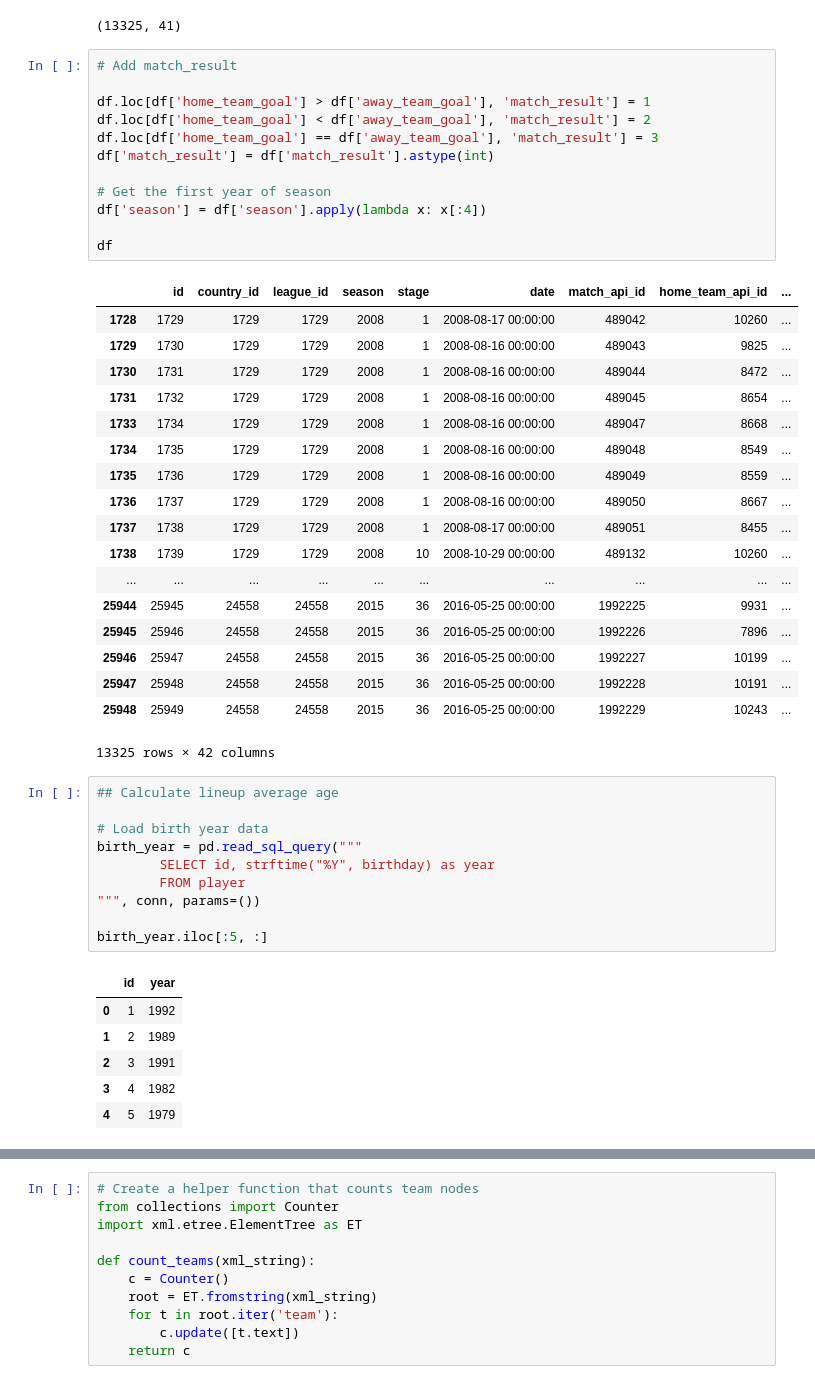
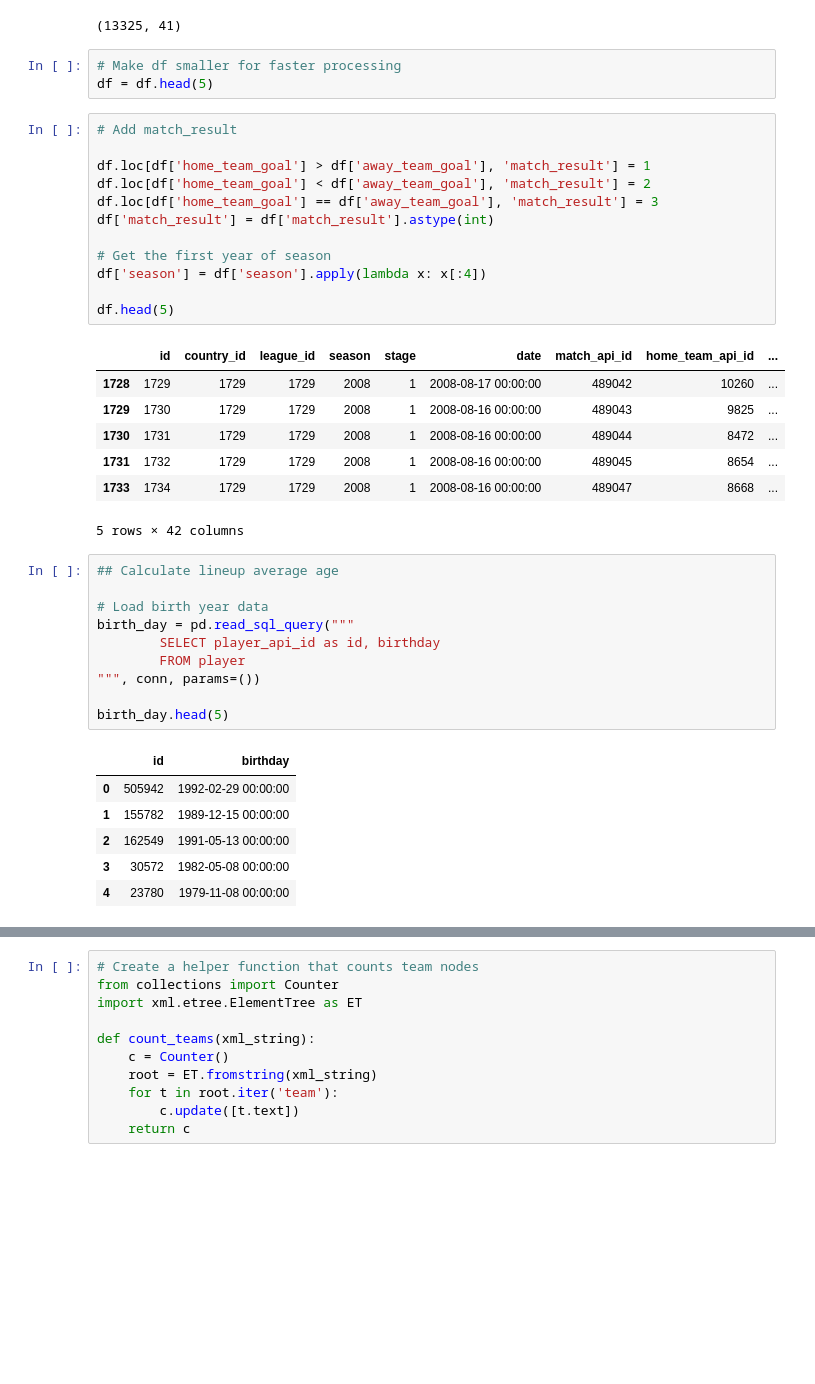
Before and after one commit to amrawadk/football-data-analysis, a Jupyter notebook: build_database.ipynb, the cells around one changed output, grey strips where cells are left out. Saved outputs shown, nothing was run; the diff lists cells and outputs as text; blank space fills up the shorter version.

Commit message:
Added calculating average player ages

```diff
--- a/build_database.ipynb
+++ b/build_database.ipynb
@@ -28,52 +28,44 @@ df.dropna(inplace=True)
 df.shape
 # %% [output]
 (13325, 41)
+# %%
+# Make df smaller for faster processing
+df = df.head(5)
 # %%
 # Add match_result
 
 df.loc[df['home_team_goal'] > df['away_team_goal'], 'match_result'] = 1
 df.loc[df['home_team_goal'] < df['away_team_goal'], 'match_result'] = 2
 df.loc[df['home_team_goal'] == df['away_team_goal'], 'match_result'] = 3
 df['match_result'] = df['match_result'].astype(int)
 
 # Get the first year of season
 df['season'] = df['season'].apply(lambda x: x[:4])
 
-df
+df.head(5)
 # %% [output]
 |  | id | country_id | league_id | season | stage | date | match_api_id | home_team_api_id | ... |
 | 1728 | 1729 | 1729 | 1729 | 2008 | 1 | 2008-08-17 00:00:00 | 489042 | 10260 | ... |
 | 1729 | 1730 | 1729 | 1729 | 2008 | 1 | 2008-08-16 00:00:00 | 489043 | 9825 | ... |
 | 1730 | 1731 | 1729 | 1729 | 2008 | 1 | 2008-08-16 00:00:00 | 489044 | 8472 | ... |
 | 1731 | 1732 | 1729 | 1729 | 2008 | 1 | 2008-08-16 00:00:00 | 489045 | 8654 | ... |
 | 1733 | 1734 | 1729 | 1729 | 2008 | 1 | 2008-08-16 00:00:00 | 489047 | 8668 | ... |
-| 1734 | 1735 | 1729 | 1729 | 2008 | 1 | 2008-08-16 00:00:00 | 489048 | 8549 | ... |
-| 1735 | 1736 | 1729 | 1729 | 2008 | 1 | 2008-08-16 00:00:00 | 489049 | 8559 | ... |
-| 1736 | 1737 | 1729 | 1729 | 2008 | 1 | 2008-08-16 00:00:00 | 489050 | 8667 | ... |
-| 1737 | 1738 | 1729 | 1729 | 2008 | 1 | 2008-08-17 00:00:00 | 489051 | 8455 | ... |
-| 1738 | 1739 | 1729 | 1729 | 2008 | 10 | 2008-10-29 00:00:00 | 489132 | 10260 | ... |
-| ... | ... | ... | ... | ... | ... | ... | ... | ... | ... |
-| 25944 | 25945 | 24558 | 24558 | 2015 | 36 | 2016-05-25 00:00:00 | 1992225 | 9931 | ... |
-| 25945 | 25946 | 24558 | 24558 | 2015 | 36 | 2016-05-25 00:00:00 | 1992226 | 7896 | ... |
-| 25946 | 25947 | 24558 | 24558 | 2015 | 36 | 2016-05-25 00:00:00 | 1992227 | 10199 | ... |
-| 25947 | 25948 | 24558 | 24558 | 2015 | 36 | 2016-05-25 00:00:00 | 1992228 | 10191 | ... |
-| 25948 | 25949 | 24558 | 24558 | 2015 | 36 | 2016-05-25 00:00:00 | 1992229 | 10243 | ... |
-13325 rows × 42 columns
+5 rows × 42 columns
 # %%
 ## Calculate lineup average age
 
 # Load birth year data
-birth_year = pd.read_sql_query("""
-        SELECT id, strftime("%Y", birthday) as year
+birth_day = pd.read_sql_query("""
+        SELECT player_api_id as id, birthday
         FROM player
 """, conn, params=())
 
-birth_year.iloc[:5, :]
+birth_day.head(5)
 # %% [output]
-|  | id | year |
-| 0 | 1 | 1992 |
-| 1 | 2 | 1989 |
-| 2 | 3 | 1991 |
-| 3 | 4 | 1982 |
-| 4 | 5 | 1979 |
+|  | id | birthday |
+| 0 | 505942 | 1992-02-29 00:00:00 |
+| 1 | 155782 | 1989-12-15 00:00:00 |
+| 2 | 162549 | 1991-05-13 00:00:00 |
+| 3 | 30572 | 1982-05-08 00:00:00 |
+| 4 | 23780 | 1979-11-08 00:00:00 |
 # %%
```
Also changed, not shown: parts of 4 cells of this notebook.
